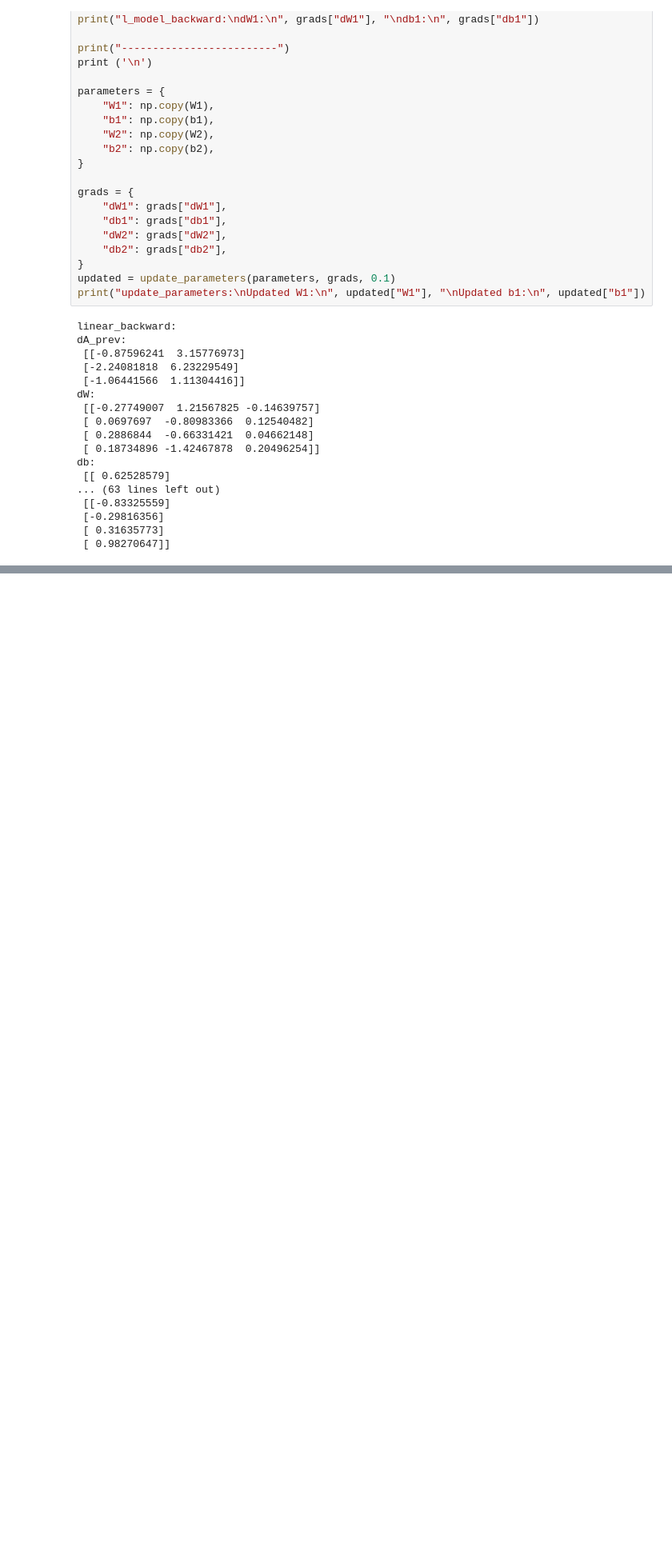
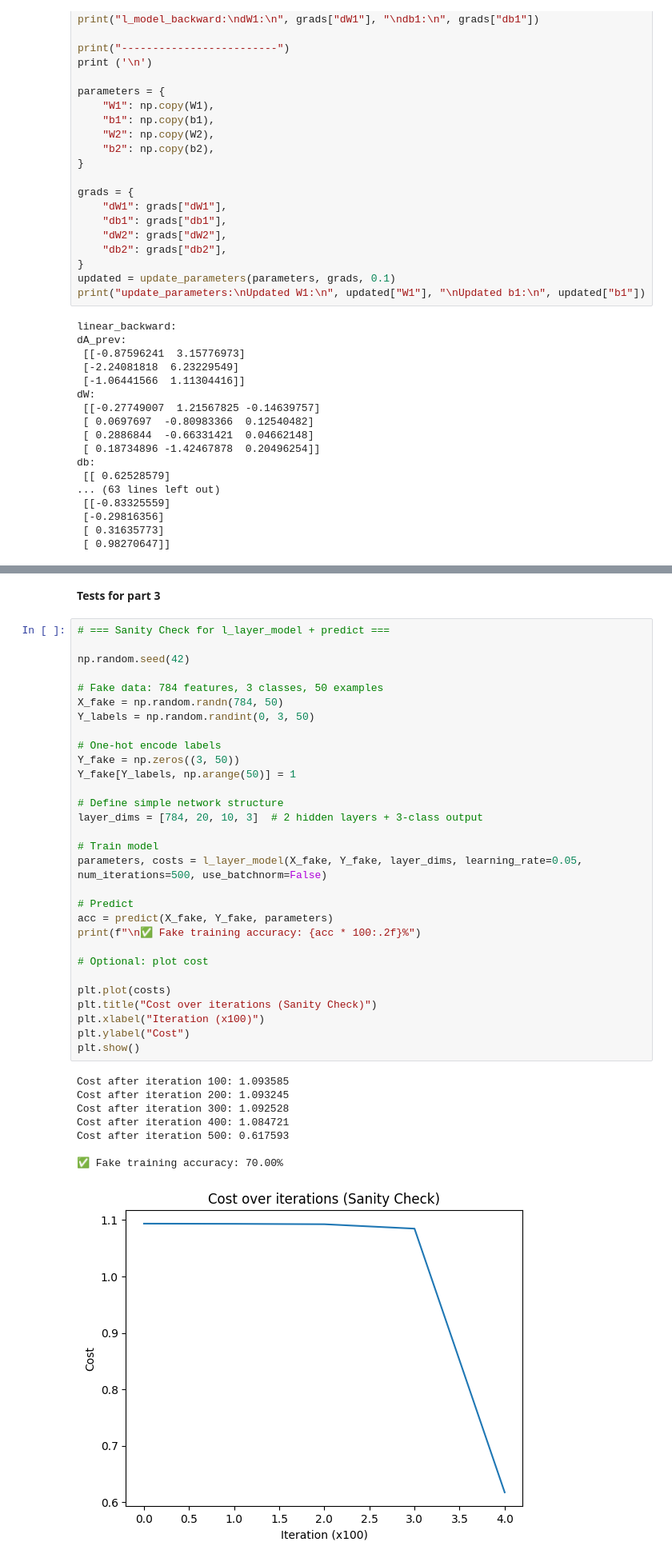
Before and after one commit to hodisan94/deep-learning_NN, a Jupyter notebook: Assignment1.ipynb, the cells around one changed output, grey strips where cells are left out. Shown at 80% size. Saved outputs shown, nothing was run; the diff lists cells and outputs as text; blank space fills up the shorter version.

```diff
--- a/Assignment1.ipynb
+++ b/Assignment1.ipynb
@@ -516,0 +586,41 @@ db:
+# %% [markdown]
+**Tests for part 3**
+# %%
+# === Sanity Check for l_layer_model + predict ===
+
+np.random.seed(42)
+
+# Fake data: 784 features, 3 classes, 50 examples
+X_fake = np.random.randn(784, 50)
+Y_labels = np.random.randint(0, 3, 50)
+
+# One-hot encode labels
+Y_fake = np.zeros((3, 50))
+Y_fake[Y_labels, np.arange(50)] = 1
+
+# Define simple network structure
+layer_dims = [784, 20, 10, 3]  # 2 hidden layers + 3-class output
+
+# Train model
+parameters, costs = l_layer_model(X_fake, Y_fake, layer_dims, learning_rate=0.05, num_iterations=500, use_batchnorm=False)
+
+# Predict
+acc = predict(X_fake, Y_fake, parameters)
+print(f"\n✅ Fake training accuracy: {acc * 100:.2f}%")
+
+# Optional: plot cost
+
+plt.plot(costs)
+plt.title("Cost over iterations (Sanity Check)")
+plt.xlabel("Iteration (x100)")
+plt.ylabel("Cost")
+plt.show()
+# %% [output]
+Cost after iteration 100: 1.093585
+Cost after iteration 200: 1.093245
+Cost after iteration 300: 1.092528
+Cost after iteration 400: 1.084721
+Cost after iteration 500: 0.617593
+
+✅ Fake training accuracy: 70.00%
+[figure, added]
```
Also changed, not shown: parts of 4 cells of this notebook.
